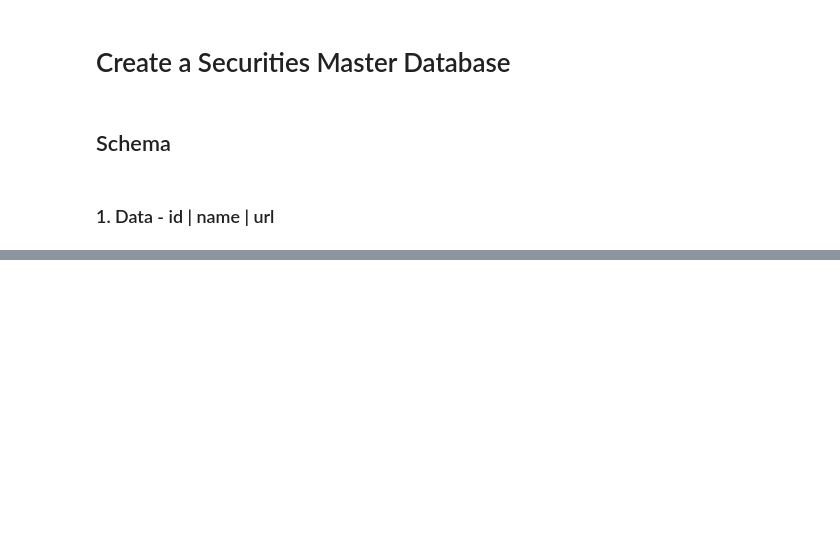
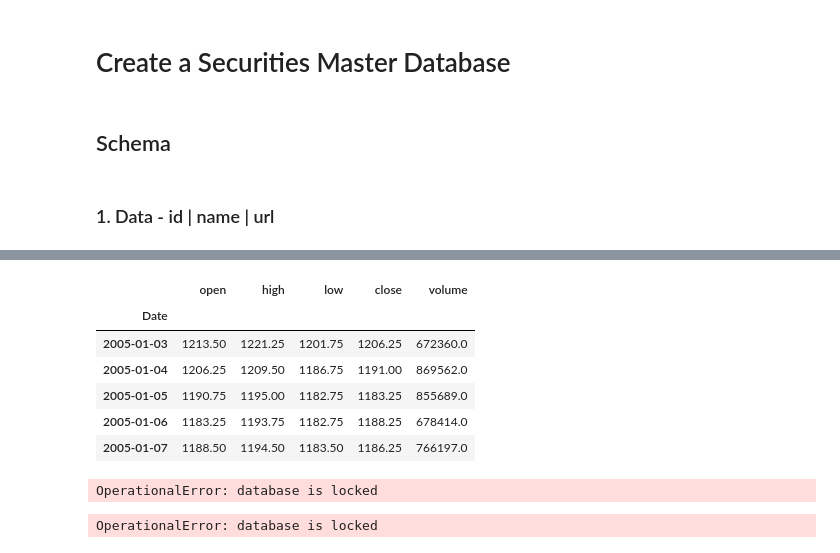
Before and after one commit to franko003/K2_Data_Science, a Jupyter notebook: Exploring_Data/scraping-notebooks/CryptoCompare_API.ipynb, the cells around one changed output, grey strips where cells are left out. Drawn from its saved outputs; the diff is of its cells as text; code cells hidden in the pictures; blank space fills up the shorter version.

Commit message:
Reformatted Master Securities DB

```diff
--- a/Exploring_Data/scraping-notebooks/CryptoCompare_API.ipynb
+++ b/Exploring_Data/scraping-notebooks/CryptoCompare_API.ipynb
@@ -271,0 +347,21 @@ conn.close()
+# %%
+# Example to check the function above
+data1 = quandl.get('SCF/CME_{}1_FW'.format('ES'), authtoken='Hv95pPh1xQWzt5DFhxS7')
+
+# Drop open interest column and rename Settle column
+data1.drop(['Prev. Day Open Interest'], axis=1, inplace=True)
+data1.rename(columns={'Open': 'open',
+                      'High': 'high',
+                      'Low': 'low',
+                      'Settle': 'close',
+                      'Volume': 'volume'}, inplace=True)
+
+data1.head()
+# %% [output]
+|  | open | high | low | close | volume |
+| Date |  |  |  |  |  |
+| 2005-01-03 | 1213.50 | 1221.25 | 1201.75 | 1206.25 | 672360.0 |
+| 2005-01-04 | 1206.25 | 1209.50 | 1186.75 | 1191.00 | 869562.0 |
+| 2005-01-05 | 1190.75 | 1195.00 | 1182.75 | 1183.25 | 855689.0 |
+| 2005-01-06 | 1183.25 | 1193.75 | 1182.75 | 1188.25 | 678414.0 |
+| 2005-01-07 | 1188.50 | 1194.50 | 1183.50 | 1186.25 | 766197.0 |
@@ -271,0 +407,21 @@ conn.close()
+# %%
+sqlite_file = 'securities_master_db.sqlite'
+
+insert_symbols_table(sectors, tickers_names, sqlite_file)
+# %% [output]
+OperationalError: database is locked
+# %%
+table_name = 'Symbol'
+cols = ['data_id', 'symbol', 'name', 'sector', 'exchange']
+
+conn = sqlite3.connect(sqlite_file)
+c = conn.cursor()
+
+params = (2, 'CL', 'Crude', 'Energy', 'CME')
+c.execute("INSERT INTO Symbol VALUES (2, 'CL', 'Crude', 'Energy', 'CME')")
+
+
+conn.commit()
+conn.close()
+# %% [output]
+OperationalError: database is locked
```
Also changed, not shown: parts of 17 cells of this notebook, 2 other files.
